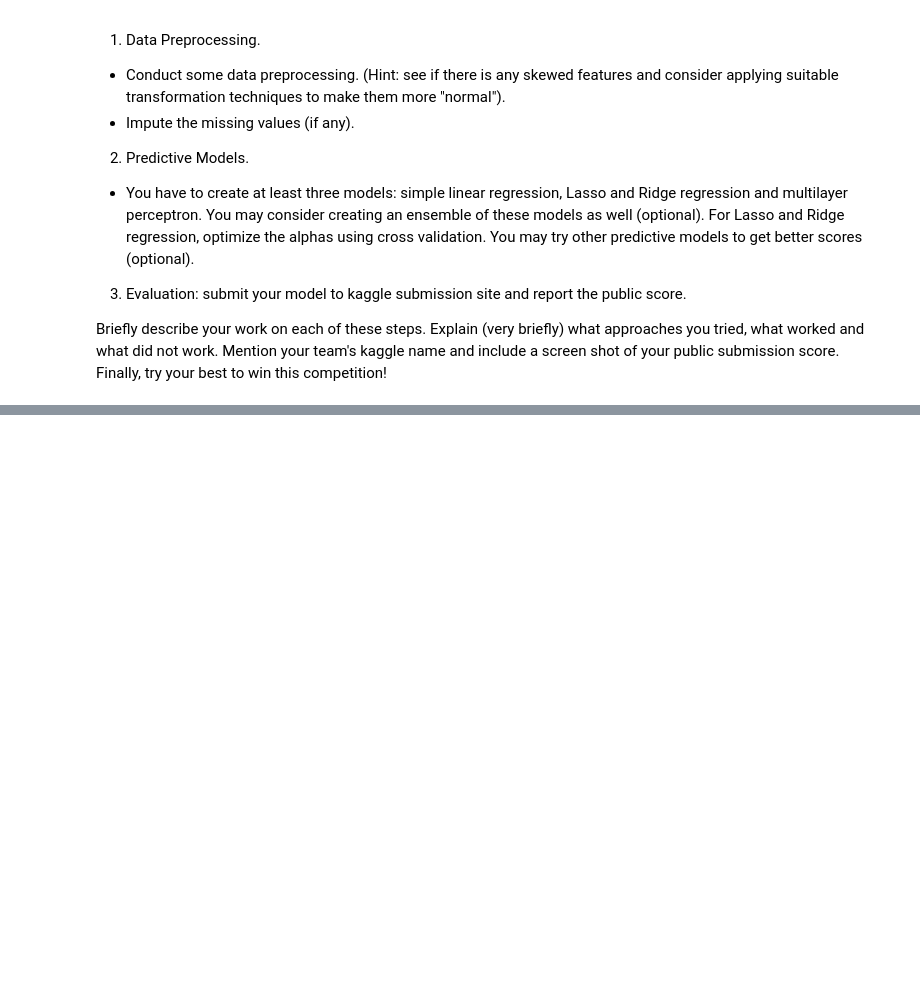
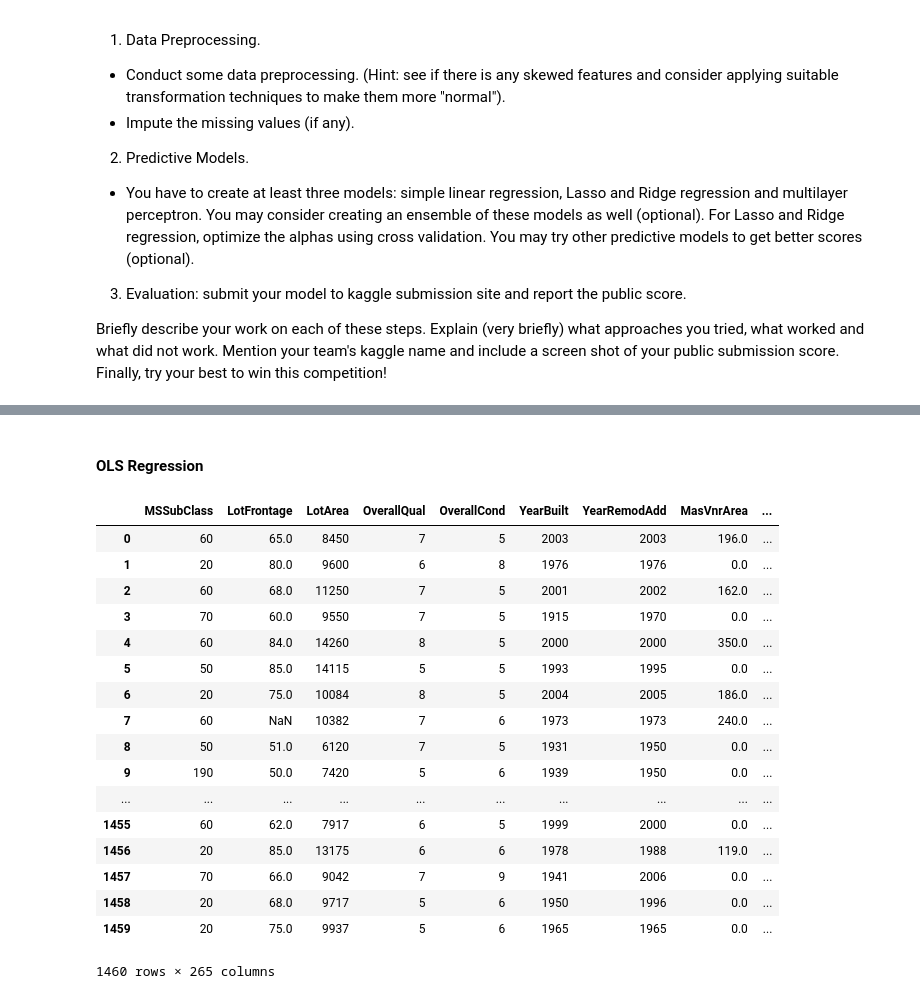
Before and after one commit to brbeckelman/Advanced-Predictive-Modeling-Class, a Jupyter notebook: HW3/HW3-apm382.ipynb, the cells around one changed output, grey strips where cells are left out. Saved outputs shown, nothing was run; the diff lists cells and outputs as text; code cells hidden in the pictures; blank space fills up the shorter version.

Commit message:
Added Q6 data & pre-processing

```diff
--- a/HW3/HW3-apm382.ipynb
+++ b/HW3/HW3-apm382.ipynb
@@ -636,0 +639,5 @@ Briefly describe your work on each of these steps. Explain (very briefly) what a
+# %%
+housedata = pd.read_csv('kaggle_train.csv')
+
+#Describe raw dataset
+housedata.describe(include='all')
@@ -636,0 +657,25 @@ Briefly describe your work on each of these steps. Explain (very briefly) what a
+# %%
+import numpy as np
+from sklearn.preprocessing import Imputer
+imp = Imputer(missing_values='NaN', strategy='mean', axis=0)
+
+#Drop ID Column
+#Drop columns because not enough data= 'PoolQC','MiscFeature','Alley'
+#Drop columns because few distinct classes = Street, Condition2, RooftMatl, Heating, Utilities
+housedata = housedata.drop(['Id','PoolQC','MiscFeature','Alley','Street','Condition2','RoofMatl','Heating','Utilities'], 1)
+
+#Convert MoSold to categorical
+housedata["MoSold"] = housedata['MoSold'].astype(str)
+
+#Convert PoolArea to binary due to low # (6) and low sqft variation
+housedata["Pool"] = np.where(housedata['PoolArea'] > 0, 1, 0)
+housedata = housedata.drop('PoolArea',1)
+
+#***Replace NA's w/ Zero
+housedata.fillna(0, inplace=True)
+
+#Rename Columns that start w/ numbers
+housedata.rename(columns={'1stFlrSF':'SFFlr1', '2ndFlrSF':'SFFlr2', '3SsnPorch':'PorchSsn3'},inplace=True)
+
+#Describe processed dataframe
+housedata.describe(include='all')
@@ -636,0 +755,23 @@ Briefly describe your work on each of these steps. Explain (very briefly) what a
+# %% [markdown]
+#### OLS Regression
+# %%
+pd.get_dummies (housedata)
+# %% [output]
+|  | MSSubClass | LotFrontage | LotArea | OverallQual | OverallCond | YearBuilt | YearRemodAdd | MasVnrArea | ... |
+| 0 | 60 | 65.0 | 8450 | 7 | 5 | 2003 | 2003 | 196.0 | ... |
+| 1 | 20 | 80.0 | 9600 | 6 | 8 | 1976 | 1976 | 0.0 | ... |
+| 2 | 60 | 68.0 | 11250 | 7 | 5 | 2001 | 2002 | 162.0 | ... |
+| 3 | 70 | 60.0 | 9550 | 7 | 5 | 1915 | 1970 | 0.0 | ... |
+| 4 | 60 | 84.0 | 14260 | 8 | 5 | 2000 | 2000 | 350.0 | ... |
+| 5 | 50 | 85.0 | 14115 | 5 | 5 | 1993 | 1995 | 0.0 | ... |
+| 6 | 20 | 75.0 | 10084 | 8 | 5 | 2004 | 2005 | 186.0 | ... |
+| 7 | 60 | NaN | 10382 | 7 | 6 | 1973 | 1973 | 240.0 | ... |
+| 8 | 50 | 51.0 | 6120 | 7 | 5 | 1931 | 1950 | 0.0 | ... |
+| 9 | 190 | 50.0 | 7420 | 5 | 6 | 1939 | 1950 | 0.0 | ... |
+| ... | ... | ... | ... | ... | ... | ... | ... | ... | ... |
+| 1455 | 60 | 62.0 | 7917 | 6 | 5 | 1999 | 2000 | 0.0 | ... |
+| 1456 | 20 | 85.0 | 13175 | 6 | 6 | 1978 | 1988 | 119.0 | ... |
+| 1457 | 70 | 66.0 | 9042 | 7 | 9 | 1941 | 2006 | 0.0 | ... |
+| 1458 | 20 | 68.0 | 9717 | 5 | 6 | 1950 | 1996 | 0.0 | ... |
+| 1459 | 20 | 75.0 | 9937 | 5 | 6 | 1965 | 1965 | 0.0 | ... |
+1460 rows × 265 columns
```
Also changed, not shown: parts of 6 cells of this notebook, 1 other file.
